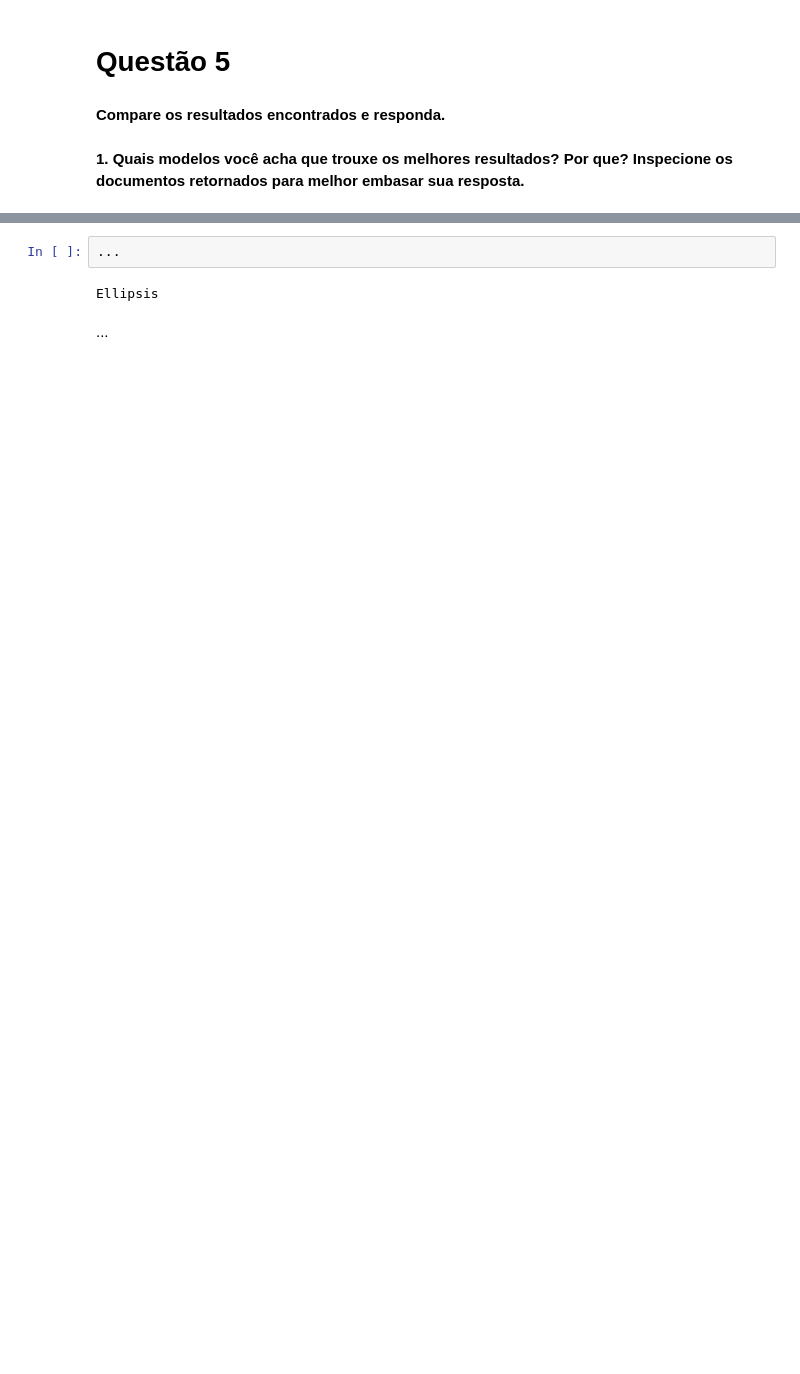
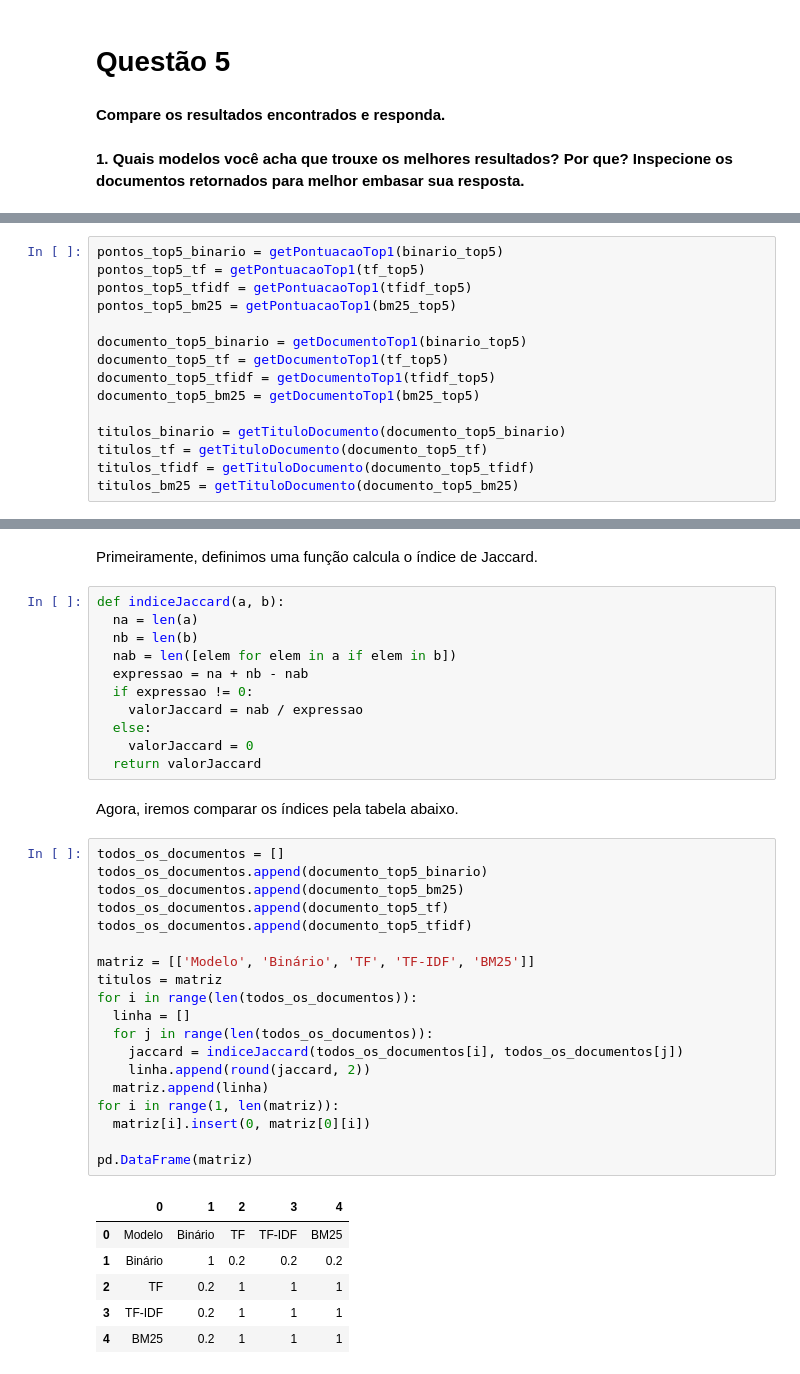
Before and after one commit to LDVictor/ri_lab_06, a Jupyter notebook: Lab_06_ri.ipynb, the cells around one changed output, grey strips where cells are left out. Drawn from its saved outputs; the diff is of its cells as text; blank space fills up the shorter version.

```diff
--- a/Lab_06_ri.ipynb
+++ b/Lab_06_ri.ipynb
@@ -206,0 +244,15 @@ De acordo com os dados apresentados, acredito que o modelo BM25* apresentou resu
+# %%
+pontos_top5_binario = getPontuacaoTop1(binario_top5)
+pontos_top5_tf = getPontuacaoTop1(tf_top5)
+pontos_top5_tfidf = getPontuacaoTop1(tfidf_top5)
+pontos_top5_bm25 = getPontuacaoTop1(bm25_top5)
+
+documento_top5_binario = getDocumentoTop1(binario_top5)
+documento_top5_tf = getDocumentoTop1(tf_top5)
+documento_top5_tfidf = getDocumentoTop1(tfidf_top5)
+documento_top5_bm25 = getDocumentoTop1(bm25_top5)
+
+titulos_binario = getTituloDocumento(documento_top5_binario)
+titulos_tf = getTituloDocumento(documento_top5_tf)
+titulos_tfidf = getTituloDocumento(documento_top5_tfidf)
+titulos_bm25 = getTituloDocumento(documento_top5_bm25)
@@ -209,6 +331,41 @@ De acordo com os dados apresentados, acredito que o modelo BM25* apresentou resu
-# %%
-...
-# %% [output]
-Ellipsis
-# %% [markdown]
-...
+# %% [markdown]
+Primeiramente, definimos uma função calcula o índice de Jaccard.
+# %%
+def indiceJaccard(a, b):
+  na = len(a)
+  nb = len(b)
+  nab = len([elem for elem in a if elem in b])
+  expressao = na + nb - nab
+  if expressao != 0:
+    valorJaccard = nab / expressao
+  else:
+    valorJaccard = 0
+  return valorJaccard
+# %% [markdown]
+Agora, iremos comparar os índices pela tabela abaixo.
+# %%
+todos_os_documentos = []
+todos_os_documentos.append(documento_top5_binario)
+todos_os_documentos.append(documento_top5_bm25)
+todos_os_documentos.append(documento_top5_tf)
+todos_os_documentos.append(documento_top5_tfidf)
+
+matriz = [['Modelo', 'Binário', 'TF', 'TF-IDF', 'BM25']]
+titulos = matriz
+for i in range(len(todos_os_documentos)):
+  linha = []
+  for j in range(len(todos_os_documentos)):
+    jaccard = indiceJaccard(todos_os_documentos[i], todos_os_documentos[j])
+    linha.append(round(jaccard, 2))
+  matriz.append(linha)
+for i in range(1, len(matriz)):
+  matriz[i].insert(0, matriz[0][i])
+
+pd.DataFrame(matriz)
+# %% [output]
+|  | 0 | 1 | 2 | 3 | 4 |
+| 0 | Modelo | Binário | TF | TF-IDF | BM25 |
+| 1 | Binário | 1 | 0.2 | 0.2 | 0.2 |
+| 2 | TF | 0.2 | 1 | 1 | 1 |
+| 3 | TF-IDF | 0.2 | 1 | 1 | 1 |
+| 4 | BM25 | 0.2 | 1 | 1 | 1 |
```
Also changed, not shown: parts of 25 cells of this notebook.
